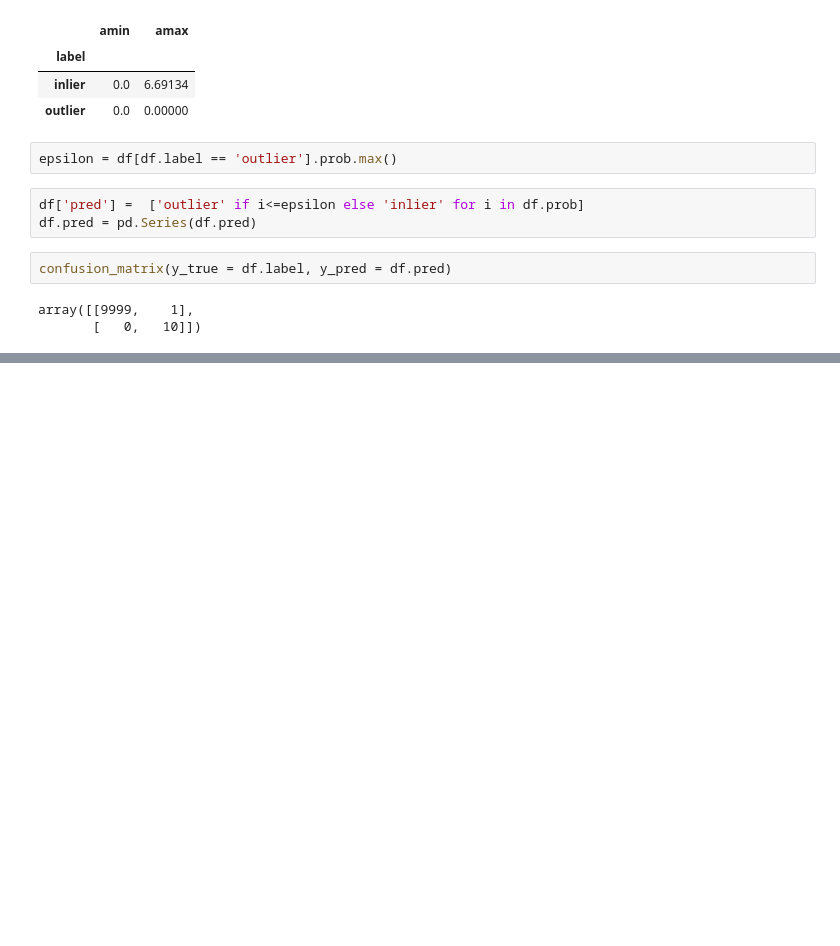
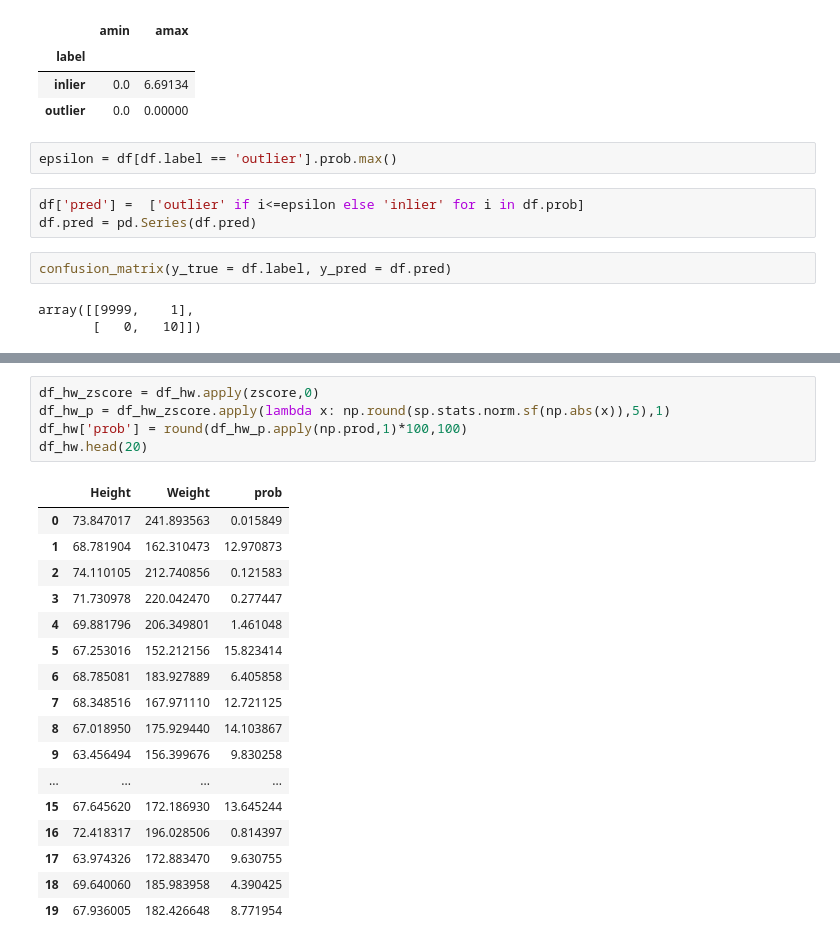
Before and after one commit to hackoregon/civicu-machine-learning, a Jupyter notebook: lessons/10-Annomaly-Detection/Anomaly Detection - Simple Example.ipynb, the cells around one changed output, grey strips where cells are left out. Drawn from its saved outputs; the diff is of its cells as text; blank space fills up the shorter version.

```diff
--- a/lessons/10-Annomaly-Detection/Anomaly Detection - Simple Example.ipynb
+++ b/lessons/10-Annomaly-Detection/Anomaly Detection - Simple Example.ipynb
@@ -173,0 +190,23 @@ array([[9999,    1],
+# %%
+df_hw_zscore = df_hw.apply(zscore,0)
+df_hw_p = df_hw_zscore.apply(lambda x: np.round(sp.stats.norm.sf(np.abs(x)),5),1)
+df_hw['prob'] = round(df_hw_p.apply(np.prod,1)*100,100)
+df_hw.head(20)
+# %% [output]
+|  | Height | Weight | prob |
+| 0 | 73.847017 | 241.893563 | 0.015849 |
+| 1 | 68.781904 | 162.310473 | 12.970873 |
+| 2 | 74.110105 | 212.740856 | 0.121583 |
+| 3 | 71.730978 | 220.042470 | 0.277447 |
+| 4 | 69.881796 | 206.349801 | 1.461048 |
+| 5 | 67.253016 | 152.212156 | 15.823414 |
+| 6 | 68.785081 | 183.927889 | 6.405858 |
+| 7 | 68.348516 | 167.971110 | 12.721125 |
+| 8 | 67.018950 | 175.929440 | 14.103867 |
+| 9 | 63.456494 | 156.399676 | 9.830258 |
+| ... | ... | ... | ... |
+| 15 | 67.645620 | 172.186930 | 13.645244 |
+| 16 | 72.418317 | 196.028506 | 0.814397 |
+| 17 | 63.974326 | 172.883470 | 9.630755 |
+| 18 | 69.640060 | 185.983958 | 4.390425 |
+| 19 | 67.936005 | 182.426648 | 8.771954 |
```
Also changed, not shown: parts of 6 cells of this notebook.
